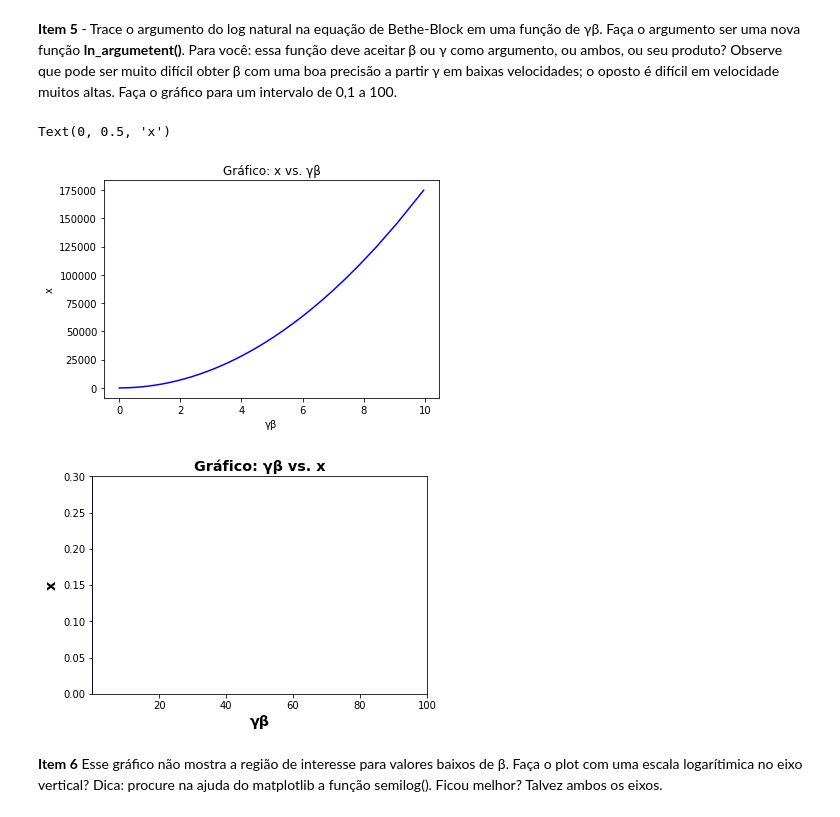
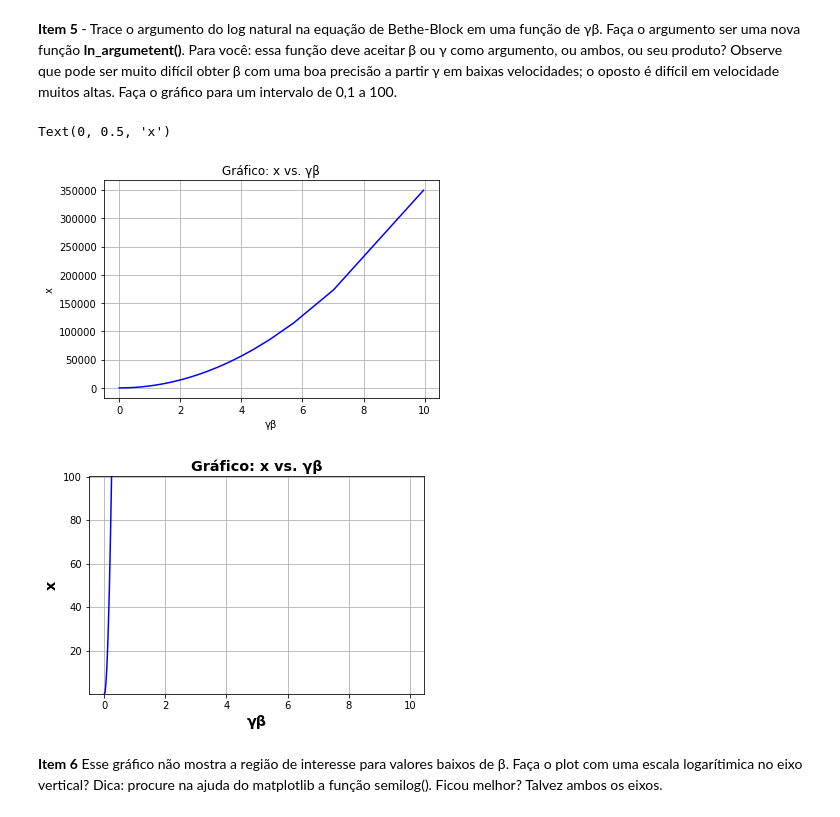
Before and after one commit to JMateusNSilva/python_uerj_2020_2, a Jupyter notebook: projeto01/projeto01_Bethe_Block_equation.ipynb, the cells around one changed output. Cells and saved outputs as stored; diff of their text form; code cells hidden in the pictures.

```diff
--- a/projeto01/projeto01_Bethe_Block_equation.ipynb
+++ b/projeto01/projeto01_Bethe_Block_equation.ipynb
@@ -59,7 +60,7 @@ import numpy as np
 import matplotlib.pyplot as plt
 from função_gamma import gamma
 # Beta varia entre valores de 0 até 1.
-beta = np.arange(0.0,0.996,0.001)               # O intervalo inclui o ponto inicial (0) e exclui o ponto final(0.996)
+beta = np.arange(0.0,0.996,0.005)               # O intervalo inclui o ponto inicial (0) e exclui o ponto final(0.996)
 
 gamma = gamma(beta)
 
@@ -69,8 +70,8 @@ gamma = gamma(beta)
 #print(f'gamma = \n {gamma}')
 #print(f'beta = \n {beta}')
 
-plt.ylabel('γ')
-plt.xlabel('β')
+plt.ylabel('γ' ,fontsize= 'x-large', fontweight='bold')
+plt.xlabel('β' , fontsize= 'x-large', fontweight='bold')
 plt.grid()
 plt.plot(beta, gamma,'red')
 plt.show()
@@ -83,7 +84,7 @@ import numpy as np
 import matplotlib.pyplot as plt
 from função_gamma import gamma
 # Beta varia entre valores de 0 até 1.
-beta = np.arange(0,0.996,0.001)               # O intervalo inclui o ponto inicial (0) e exclui o ponto final(0.996)
+beta = np.arange(0,0.996,0.005)               # O intervalo inclui o ponto inicial (0) e exclui o ponto final(0.996)
 
 gamma = gamma(beta)
 
@@ -92,25 +93,27 @@ gamma_beta = gamma*beta
 #print(gamma_beta)
 
 fig, ax1 = plt.subplots()
-ax1.set_ylabel('γβ')
-ax1.set_xlabel('β')
+ax1.set_xlabel('β', fontsize= 'x-large', fontweight='bold')
+ax1.set_ylabel('γβ', fontsize= 'x-large', fontweight= 'bold')
 axi=plt.grid()
-ax1=plt.plot(beta,gamma_beta,'blue')
+ax1=plt.plot(beta, gamma_beta, 'blue')
+
+
 
 fig, ax6 = plt.subplots()
 plt.grid()
+ax6=plt.plot(beta,gamma, 'red', label='γ vs. β')
 ax6=plt.plot( beta,gamma_beta, 'blue', label='γβ vs. β')
-ax6=plt.plot(beta,gamma, 'red', label='γ vs. β')
 ax6=plt.legend()
 
 
 
 
-fig,ax2 = plt.subplots()
-plt.grid()
-ax2.set_ylabel('ln(γβ)')
-ax2.set_xlabel('ln(β)')
-ax2.set_xscale('log')
-ax2.set_yscale('log')
-ax2=plt.plot( beta, gamma_beta, 'blue')
+#fig,ax2 = plt.subplots()
+#plt.grid()
+#ax2.set_ylabel('ln(γβ)')
+#ax2.set_xlabel('ln(β)')
+#ax2.set_xscale('log')
+#ax2.set_yscale('log')
+#ax2=plt.plot( beta, gamma_beta, 'blue')
 # %% [output]
@@ -125,30 +127,32 @@ def ln_argument(valor):
     # constantes utilizadas.
     mc2 = 0.5110                             # Mev - massa do eletron - m_e * c^2.
     I = 29*10**(-5)                          # I/Z aprox 10^-5 onde Z é o número atômico que para o cobre Z=29.
-    x = (mc2 * valor**2) / I                 # x é o argumento do ln da equação de Bethe-Block.
+    x = (2*mc2 * valor**2) / I                 # x é o argumento do ln da equação de Bethe-Block.
     return x
 
 x = ln_argument(gamma_beta)
+plt.grid()
 plt.plot(gamma_beta, x, 'blue')
 plt.title('Gráfico: x vs. γβ')
 plt.xlabel('γβ')
 plt.ylabel('x')
 # %% [output]
 Text(0, 0.5, 'x')
-[figure, old version]
+[figure, new version]
 # %%
 x = ln_argument(gamma_beta)                 # Este é o argumento do ln da equação de Bethe-Block
 
 fig, ax4 = plt.subplots()
 
-ax4.set_xlim(0.1,100.1)                     # Limita o eixo x entre os valores de 0.1 até 100
-ax4.set_ylim(0, 0.3)                        # reajusta o valor do eixo y
-ax4.set_title('Gráfico: γβ vs. x',fontsize='x-large', fontweight='bold')
+#ax4.set_xlim(0.1,100.1)                     # Limita o eixo x entre os valores de 0.1 até 100
+ax4.set_ylim(0.1, 100.1)                     # reajusta o valor do eixo y
+ax4.set_title('Gráfico: x vs. γβ',fontsize='x-large', fontweight='bold')
 ax4.set_xlabel('γβ',fontsize='x-large', fontweight='bold')
 ax4.set_ylabel('x', fontsize='x-large', fontweight='bold')
+ax4=plt.grid()
 ax4=plt.plot( gamma_beta, x, 'blue')
 # %% [output]
-[figure, old version]
+[figure, new version]
 # %% [markdown]
 **Item 6** Esse gráfico não mostra a região de interesse para valores baixos de β. Faça o plot com uma escala logarítimica no eixo vertical? Dica: procure na ajuda do matplotlib a função semilog(). Ficou melhor? Talvez ambos os eixos.
 # %%
```
Also changed, not shown: parts of 8 cells of this notebook.
